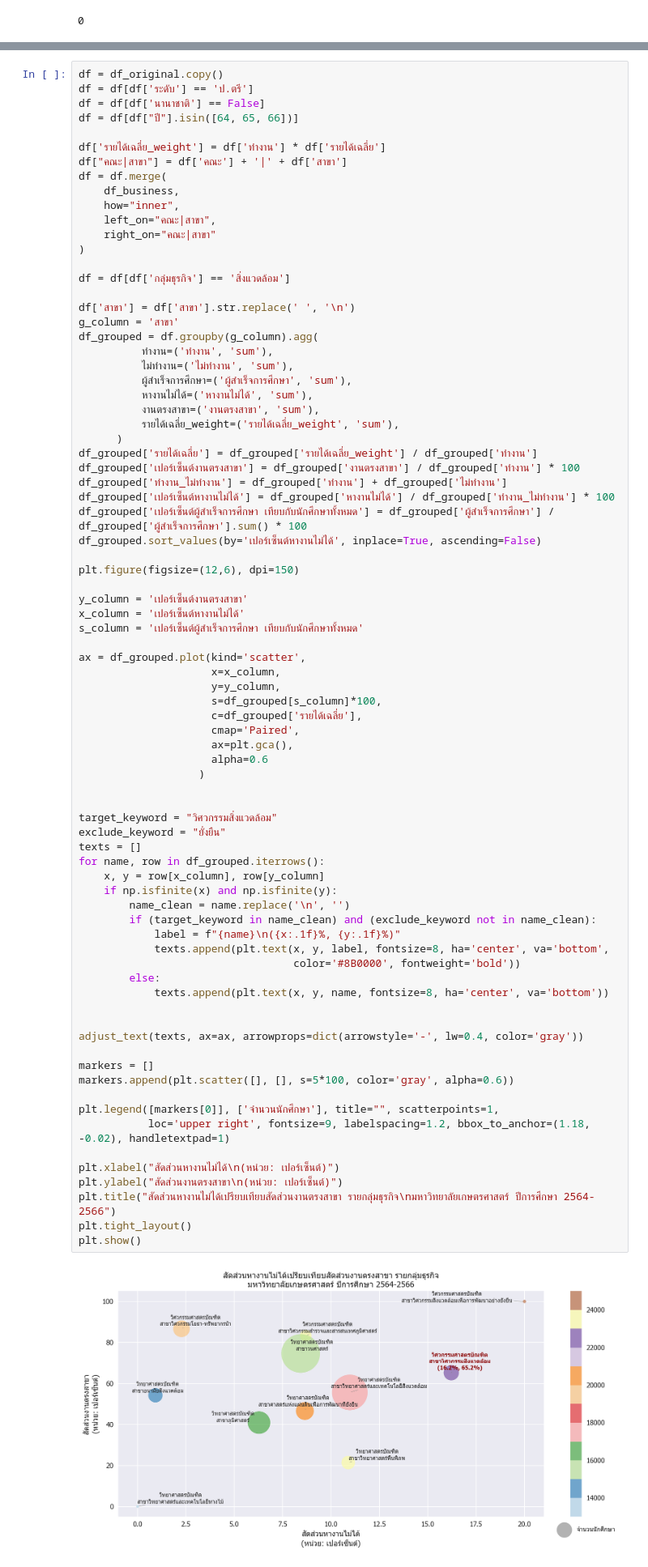
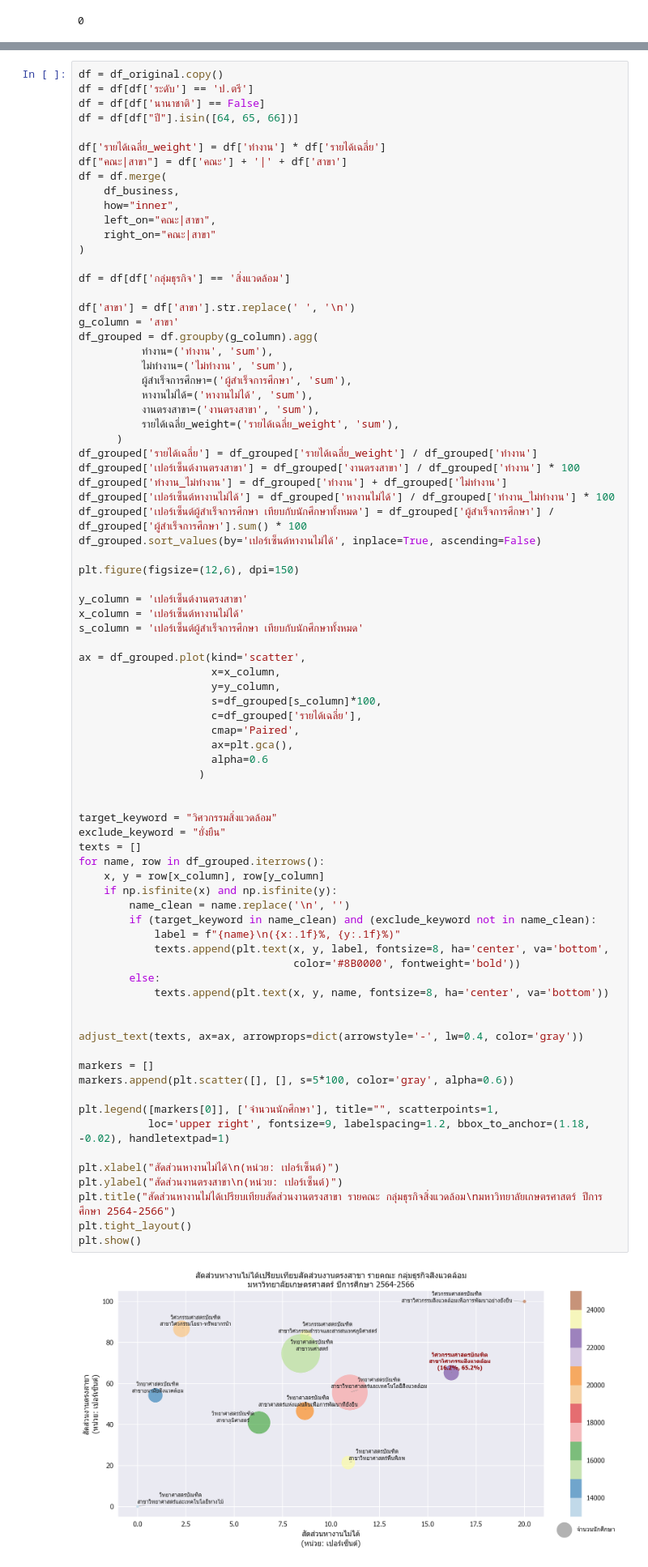
Before and after one commit to nopchok/DADS5001-Mini-Project, a Jupyter notebook: python_code/03_visualize.ipynb, the cells around one changed output, grey strips where cells are left out. Shown at 81% size. Drawn from its saved outputs; the diff is of its cells as text.

```diff
--- a/python_code/03_visualize.ipynb
+++ b/python_code/03_visualize.ipynb
@@ -770,35 +770,35 @@ ax = df_grouped.plot(kind='scatter',
 
 
 target_keyword = "วิศวกรรมสิ่งแวดล้อม"
 exclude_keyword = "ยั่งยืน"
 texts = []
 for name, row in df_grouped.iterrows():
     x, y = row[x_column], row[y_column]
     if np.isfinite(x) and np.isfinite(y):
         name_clean = name.replace('\n', '')
         if (target_keyword in name_clean) and (exclude_keyword not in name_clean):
             label = f"{name}\n({x:.1f}%, {y:.1f}%)"
             texts.append(plt.text(x, y, label, fontsize=8, ha='center', va='bottom',
                                   color='#8B0000', fontweight='bold'))
         else:
             texts.append(plt.text(x, y, name, fontsize=8, ha='center', va='bottom'))
 
 
 adjust_text(texts, ax=ax, arrowprops=dict(arrowstyle='-', lw=0.4, color='gray'))
 
 markers = []
 markers.append(plt.scatter([], [], s=5*100, color='gray', alpha=0.6))
 
 plt.legend([markers[0]], ['จำนวนนักศึกษา'], title="", scatterpoints=1,
            loc='upper right', fontsize=9, labelspacing=1.2, bbox_to_anchor=(1.18, -0.02), handletextpad=1)
 
 plt.xlabel("สัดส่วนหางานไม่ได้\n(หน่วย: เปอร์เซ็นต์)")
 plt.ylabel("สัดส่วนงานตรงสาขา\n(หน่วย: เปอร์เซ็นต์)")
-plt.title("สัดส่วนหางานไม่ได้เปรียบเทียบสัดส่วนงานตรงสาขา รายกลุ่มธุรกิจ\nมหาวิทยาลัยเกษตรศาสตร์ ปีการศึกษา 2564-2566")
+plt.title("สัดส่วนหางานไม่ได้เปรียบเทียบสัดส่วนงานตรงสาขา รายคณะ กลุ่มธุรกิจสิ่งแวดล้อม\nมหาวิทยาลัยเกษตรศาสตร์ ปีการศึกษา 2564-2566")
 plt.tight_layout()
 plt.show()
 # %% [output]
-[figure, old version]
+[figure, new version]
 # %% [markdown]
 # วิศวกรรมสิ่งแวดล้อม มหาลัยอื่น
 # %%
```
Also changed, not shown: parts of 2 cells of this notebook, 2 other files.
